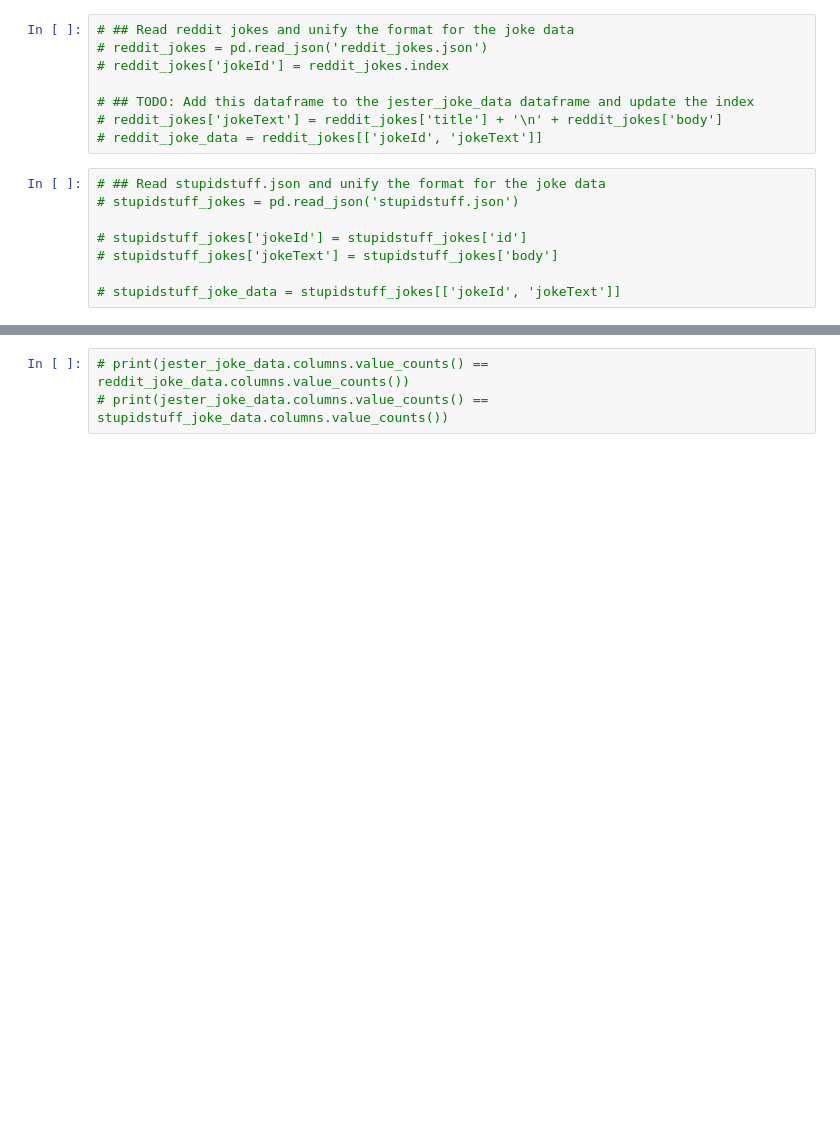
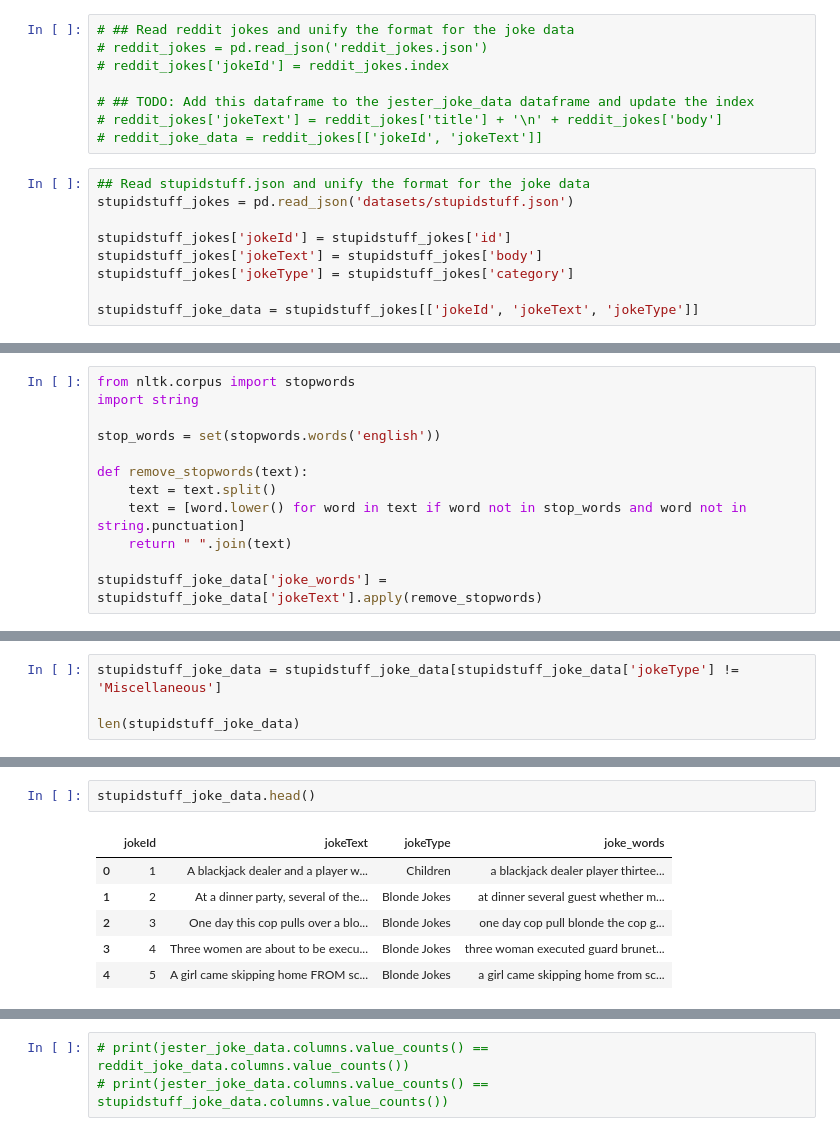
Before and after one commit to rishsanyal/comedian, a Jupyter notebook: comedian.ipynb, the cells around one changed output, grey strips where cells are left out. Cells and saved outputs as stored; diff of their text form; blank space fills up the shorter version.

Commit message:
Adding word stuff

```diff
--- a/comedian.ipynb
+++ b/comedian.ipynb
@@ -18,10 +18,11 @@ jester_joke_ratings = pd.read_csv('datasets/jester_ratings.csv')
 # reddit_jokes['jokeText'] = reddit_jokes['title'] + '\n' + reddit_jokes['body']
 # reddit_joke_data = reddit_jokes[['jokeId', 'jokeText']]
 # %%
-# ## Read stupidstuff.json and unify the format for the joke data
-# stupidstuff_jokes = pd.read_json('stupidstuff.json')
+## Read stupidstuff.json and unify the format for the joke data
+stupidstuff_jokes = pd.read_json('datasets/stupidstuff.json')
 
-# stupidstuff_jokes['jokeId'] = stupidstuff_jokes['id']
-# stupidstuff_jokes['jokeText'] = stupidstuff_jokes['body']
+stupidstuff_jokes['jokeId'] = stupidstuff_jokes['id']
+stupidstuff_jokes['jokeText'] = stupidstuff_jokes['body']
+stupidstuff_jokes['jokeType'] = stupidstuff_jokes['category']
 
-# stupidstuff_joke_data = stupidstuff_jokes[['jokeId', 'jokeText']]
+stupidstuff_joke_data = stupidstuff_jokes[['jokeId', 'jokeText', 'jokeType']]
@@ -27,0 +56,12 @@ jester_joke_ratings = pd.read_csv('datasets/jester_ratings.csv')
+# %%
+from nltk.corpus import stopwords
+import string
+
+stop_words = set(stopwords.words('english'))
+
+def remove_stopwords(text):
+    text = text.split()
+    text = [word.lower() for word in text if word not in stop_words and word not in string.punctuation]
+    return " ".join(text)
+
+stupidstuff_joke_data['joke_words'] = stupidstuff_joke_data['jokeText'].apply(remove_stopwords)
@@ -27,0 +89,4 @@ jester_joke_ratings = pd.read_csv('datasets/jester_ratings.csv')
+# %%
+stupidstuff_joke_data = stupidstuff_joke_data[stupidstuff_joke_data['jokeType'] != 'Miscellaneous']
+
+len(stupidstuff_joke_data)
@@ -27,0 +181,9 @@ jester_joke_ratings = pd.read_csv('datasets/jester_ratings.csv')
+# %%
+stupidstuff_joke_data.head()
+# %% [output]
+|  | jokeId | jokeText | jokeType | joke_words |
+| 0 | 1 | A blackjack dealer and a player w... | Children | a blackjack dealer player thirtee... |
+| 1 | 2 | At a dinner party, several of the... | Blonde Jokes | at dinner several guest whether m... |
+| 2 | 3 | One day this cop pulls over a blo... | Blonde Jokes | one day cop pull blonde the cop g... |
+| 3 | 4 | Three women are about to be execu... | Blonde Jokes | three woman executed guard brunet... |
+| 4 | 5 | A girl came skipping home FROM sc... | Blonde Jokes | a girl came skipping home from sc... |
```
Also changed, not shown: parts of 18 cells of this notebook.
